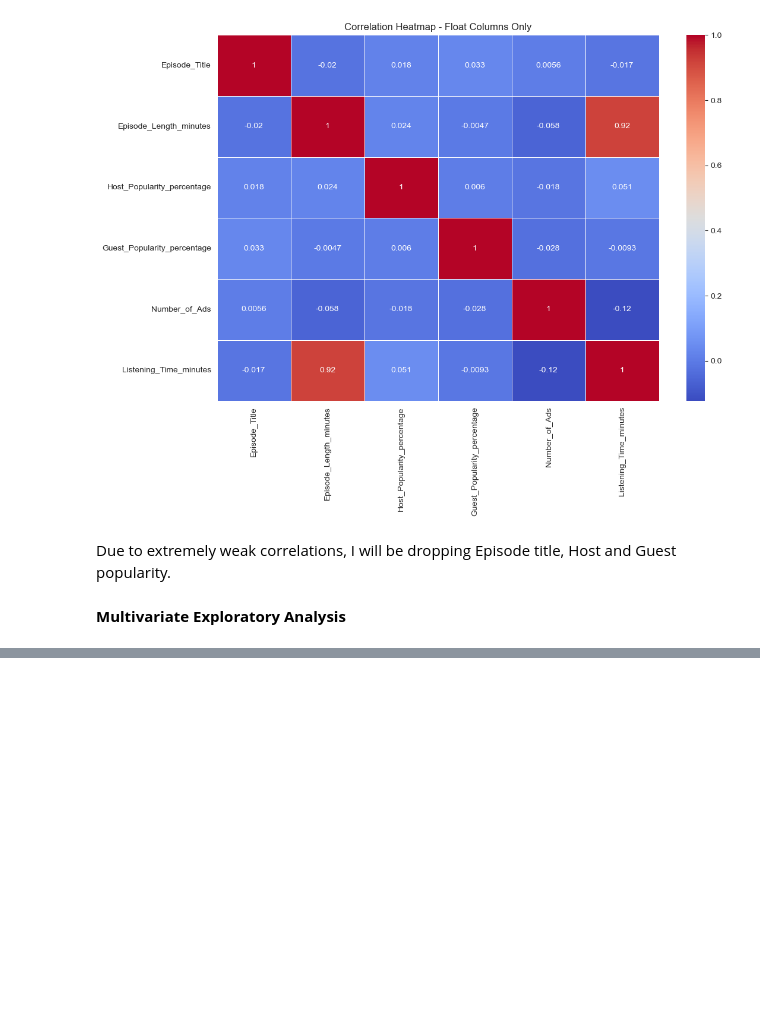
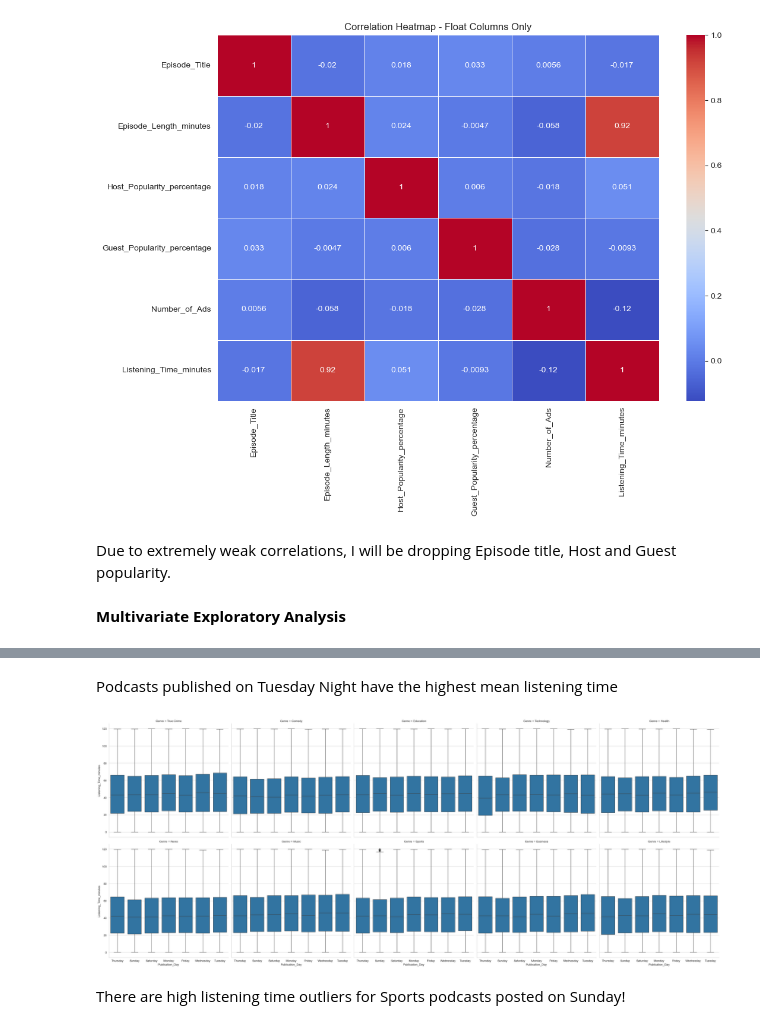
Before and after one commit to Seribii1o1/Predict-Podcast-Listening-Time, a Jupyter notebook: code/EDA.ipynb, the cells around one changed output, grey strips where cells are left out. Cells and saved outputs as stored; diff of their text form; code cells hidden in the pictures; blank space fills up the shorter version.

```diff
--- a/code/EDA.ipynb
+++ b/code/EDA.ipynb
@@ -601,0 +609,12 @@ multivariate analysis of genre, publication day, sentiment, ads, podcast listeni
+# %% [markdown]
+Podcasts published on Tuesday Night have the highest mean listening time
+# %%
+# Genre x Publication_Day Interaction
+g = sns.FacetGrid(df_cleaned_dropped, col='Genre', col_wrap=5, height=6)
+g.map(sns.boxplot, 'Publication_Day', 'Listening_Time_minutes')
+g.add_legend()
+plt.show()
+# %% [output]
+[figure, added]
+# %% [markdown]
+There are high listening time outliers for Sports podcasts posted on Sunday!
```
Also changed, not shown: parts of 6 cells of this notebook.
